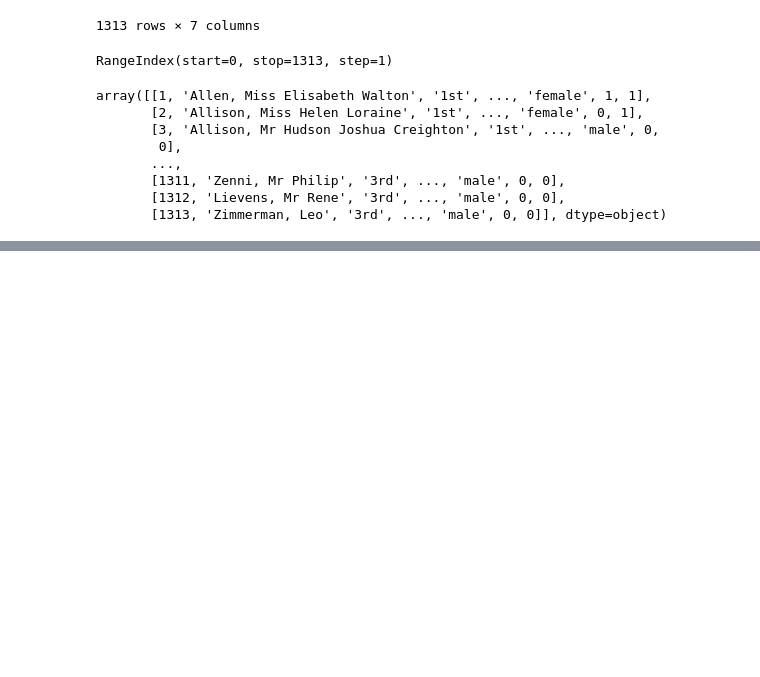
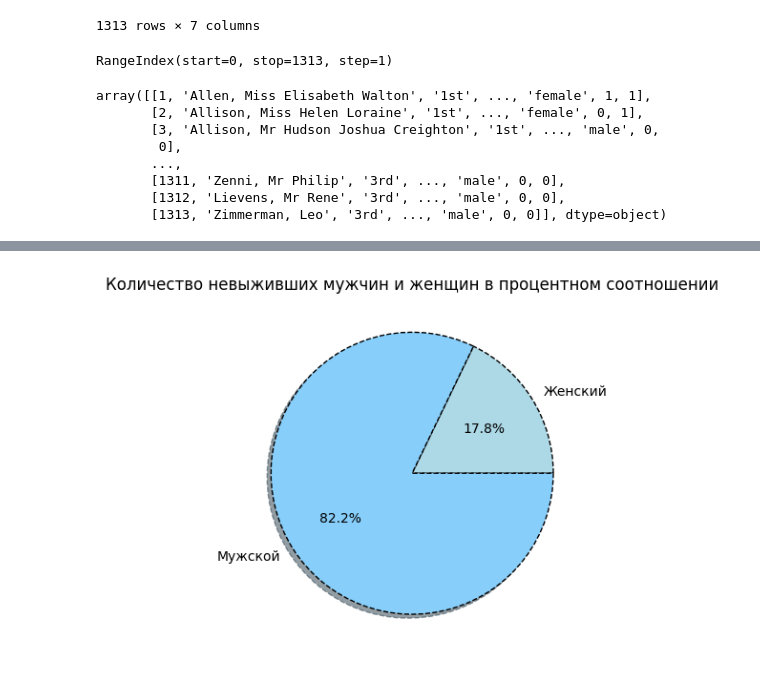
Before and after one commit to tsukerin/PraktikaG236N002, a Jupyter notebook: G236N002Pz3.ipynb, the cells around one changed output, grey strips where cells are left out. Cells and saved outputs as stored; diff of their text form; code cells hidden in the pictures; blank space fills up the shorter version.

```diff
--- a/G236N002Pz3.ipynb
+++ b/G236N002Pz3.ipynb
@@ -46,0 +57,9 @@ plt.show()
+# %%
+values = ('Женский', 'Мужской')
+died_people = df[df['Survived'] == 0].groupby('Sex')['Survived'].count()
+# %%
+plt.pie(died_people, labels = values, autopct='%1.1f%%', shadow=True, wedgeprops={'lw':1, 'ls':'--','edgecolor':"k"}, colors=['lightblue', 'lightskyblue', 'lightgreen'])
+plt.title('Количество невыживших мужчин и женщин в процентном соотношении')
+plt.show()
+# %% [output]
+[figure, added]
```
Also changed, not shown: parts of 3 cells of this notebook.
